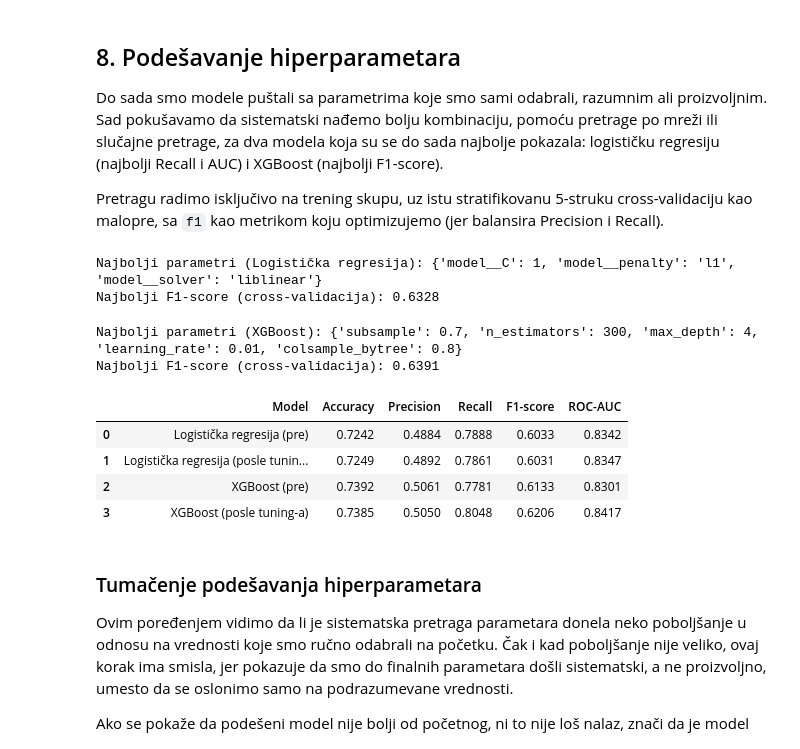
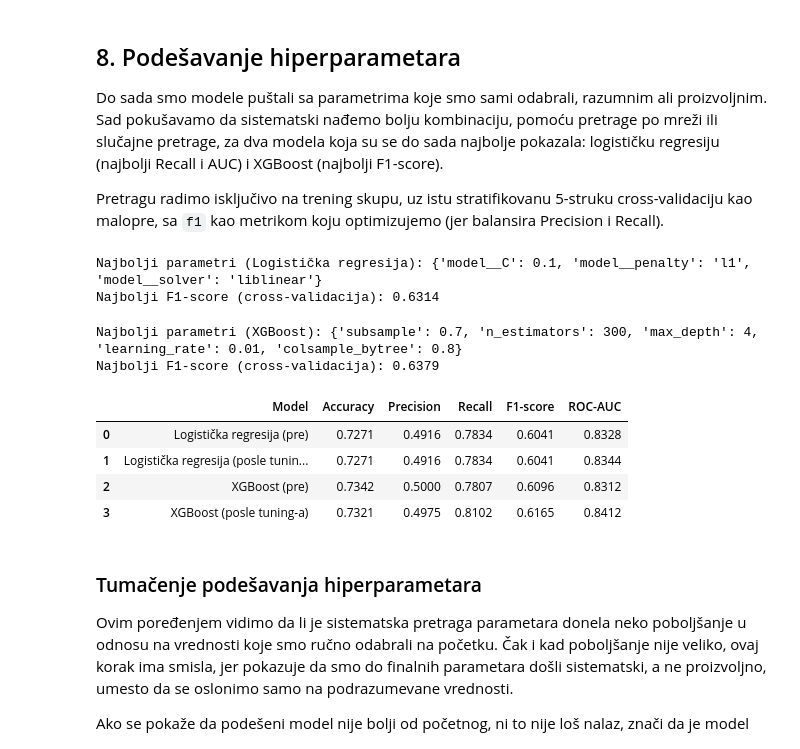
Before and after one commit to janapavlovic/Telco-Customer-Churn, a Jupyter notebook: notebooks/07_modeliranje_i_evaluacija.ipynb, the cells around one changed output. Cells and saved outputs as stored; diff of their text form; code cells hidden in the pictures.

```diff
--- a/notebooks/07_modeliranje_i_evaluacija.ipynb
+++ b/notebooks/07_modeliranje_i_evaluacija.ipynb
@@ -1128,13 +1132,13 @@ grid_logreg = GridSearchCV(
     scoring="f1",
     n_jobs=-1
 )
-grid_logreg.fit(X_train, y_train)
+grid_logreg.fit(X_train_linear, y_train)
 
 print("Najbolji parametri (Logistička regresija):", grid_logreg.best_params_)
 print(f"Najbolji F1-score (cross-validacija): {grid_logreg.best_score_:.4f}")
 # %% [output]
-Najbolji parametri (Logistička regresija): {'model__C': 1, 'model__penalty': 'l1', 'model__solver': 'liblinear'}
-Najbolji F1-score (cross-validacija): 0.6328
+Najbolji parametri (Logistička regresija): {'model__C': 0.1, 'model__penalty': 'l1', 'model__solver': 'liblinear'}
+Najbolji F1-score (cross-validacija): 0.6314
 # %%
 # --- Randomized Search za XGBoost ---
 param_dist_xgb = {
@@ -1160,14 +1164,14 @@ print("Najbolji parametri (XGBoost):", random_xgb.best_params_)
 print(f"Najbolji F1-score (cross-validacija): {random_xgb.best_score_:.4f}")
 # %% [output]
 Najbolji parametri (XGBoost): {'subsample': 0.7, 'n_estimators': 300, 'max_depth': 4, 'learning_rate': 0.01, 'colsample_bytree': 0.8}
-Najbolji F1-score (cross-validacija): 0.6391
+Najbolji F1-score (cross-validacija): 0.6379
 # %%
 # --- Evaluacija podešenih modela na test skupu ---
 best_logreg = grid_logreg.best_estimator_
 best_xgb = random_xgb.best_estimator_
 
-y_pred_logreg_tuned = best_logreg.predict(X_test)
-y_prob_logreg_tuned = best_logreg.predict_proba(X_test)[:, 1]
+y_pred_logreg_tuned = best_logreg.predict(X_test_linear)
+y_prob_logreg_tuned = best_logreg.predict_proba(X_test_linear)[:, 1]
 
 y_pred_xgb_tuned = best_xgb.predict(X_test)
 y_prob_xgb_tuned = best_xgb.predict_proba(X_test)[:, 1]
@@ -1187,37 +1191,37 @@ poredjenje_tuning = pd.DataFrame({
     ],
     "Precision": [
         precision_score(y_test, y_pred_logreg),
         precision_score(y_test, y_pred_logreg_tuned),
         precision_score(y_test, y_pred_xgb),
         precision_score(y_test, y_pred_xgb_tuned)
     ],
     "Recall": [
         recall_score(y_test, y_pred_logreg),
         recall_score(y_test, y_pred_logreg_tuned),
         recall_score(y_test, y_pred_xgb),
         recall_score(y_test, y_pred_xgb_tuned)
     ],
     "F1-score": [
         f1_score(y_test, y_pred_logreg),
         f1_score(y_test, y_pred_logreg_tuned),
         f1_score(y_test, y_pred_xgb),
         f1_score(y_test, y_pred_xgb_tuned)
     ],
     "ROC-AUC": [
         roc_auc_score(y_test, y_prob_logreg),
         roc_auc_score(y_test, y_prob_logreg_tuned),
         roc_auc_score(y_test, y_prob_xgb),
         roc_auc_score(y_test, y_prob_xgb_tuned)
     ]
 }).round(4)
 
 display(poredjenje_tuning)
 # %% [output]
 |  | Model | Accuracy | Precision | Recall | F1-score | ROC-AUC |
-| 0 | Logistička regresija (pre) | 0.7242 | 0.4884 | 0.7888 | 0.6033 | 0.8342 |
-| 1 | Logistička regresija (posle tunin... | 0.7249 | 0.4892 | 0.7861 | 0.6031 | 0.8347 |
-| 2 | XGBoost (pre) | 0.7392 | 0.5061 | 0.7781 | 0.6133 | 0.8301 |
-| 3 | XGBoost (posle tuning-a) | 0.7385 | 0.5050 | 0.8048 | 0.6206 | 0.8417 |
+| 0 | Logistička regresija (pre) | 0.7271 | 0.4916 | 0.7834 | 0.6041 | 0.8328 |
+| 1 | Logistička regresija (posle tunin... | 0.7271 | 0.4916 | 0.7834 | 0.6041 | 0.8344 |
+| 2 | XGBoost (pre) | 0.7342 | 0.5000 | 0.7807 | 0.6096 | 0.8312 |
+| 3 | XGBoost (posle tuning-a) | 0.7321 | 0.4975 | 0.8102 | 0.6165 | 0.8412 |
 # %% [markdown]
 ### Tumačenje podešavanja hiperparametara
 
```
Also changed, not shown: parts of 20 cells of this notebook, 11 other files.
